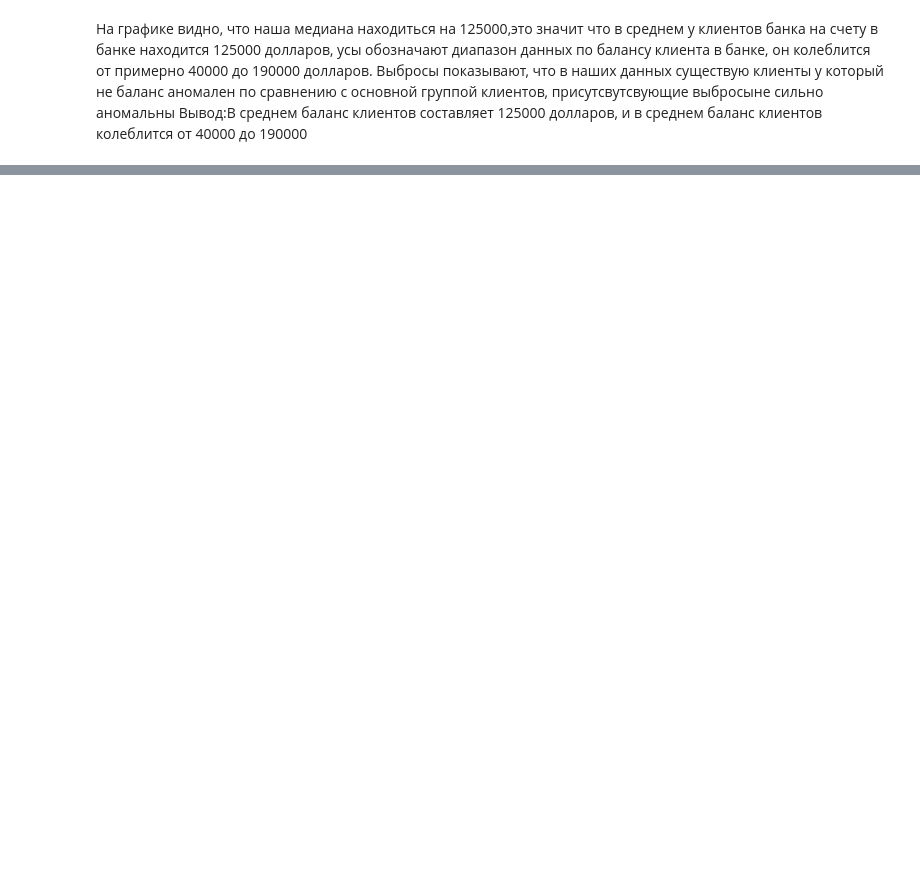
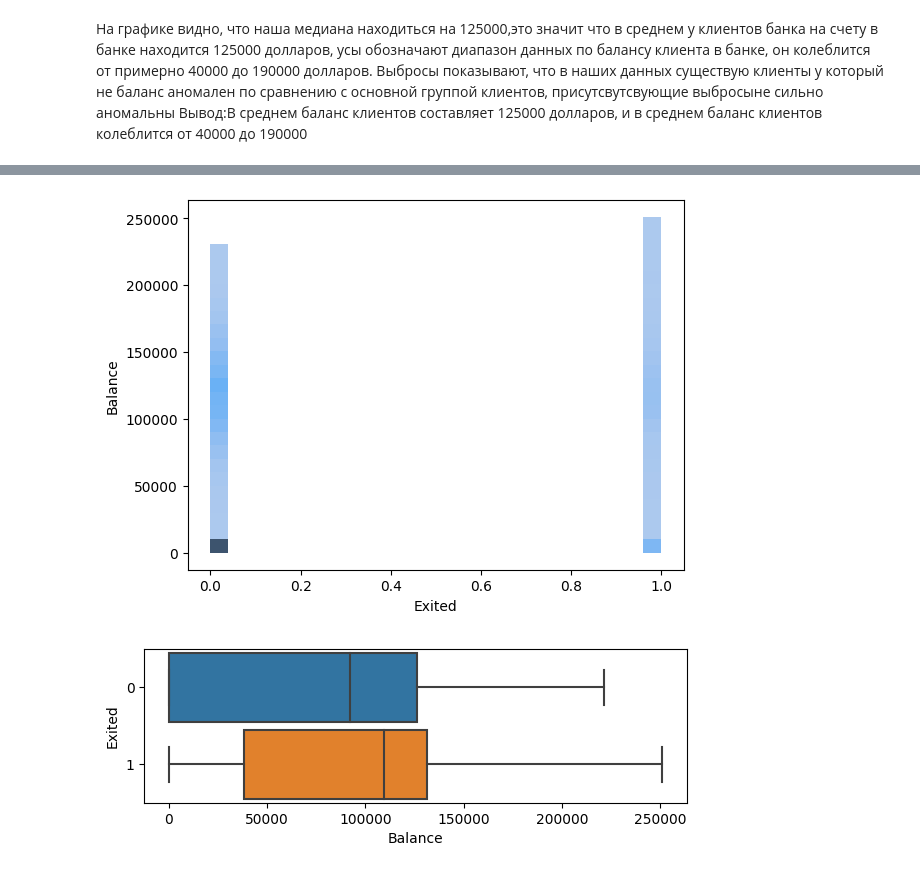
Before and after one commit to Gor36/Final_task_2, a Jupyter notebook: Task_2.ipynb, the cells around one changed output, grey strips where cells are left out. Cells and saved outputs as stored; diff of their text form; code cells hidden in the pictures; blank space fills up the shorter version.

```diff
--- a/Task_2.ipynb
+++ b/Task_2.ipynb
@@ -162,0 +192,20 @@ churn_data['Balance'].plot(kind='box');
+# %%
+sns.histplot(
+    data=churn_data,
+    x='Exited',
+    y ='Balance',
+    bins= 25,# кол-во столбцов
+    kde=True,#задаём присутствие сглаживащей кривой
+);
+
+fig = plt.figure(figsize=(7, 2))
+boxplot = sns.boxplot(
+    data=churn_data,
+    x='Balance',
+    y='Exited',
+    orient='h',#отвечает за горизонтальное расоложение графика
+    width=0.9#ширина коробки
+)
+# %% [output]
+[figure, added]
+[figure, added]
```
Also changed, not shown: parts of 6 cells of this notebook.
